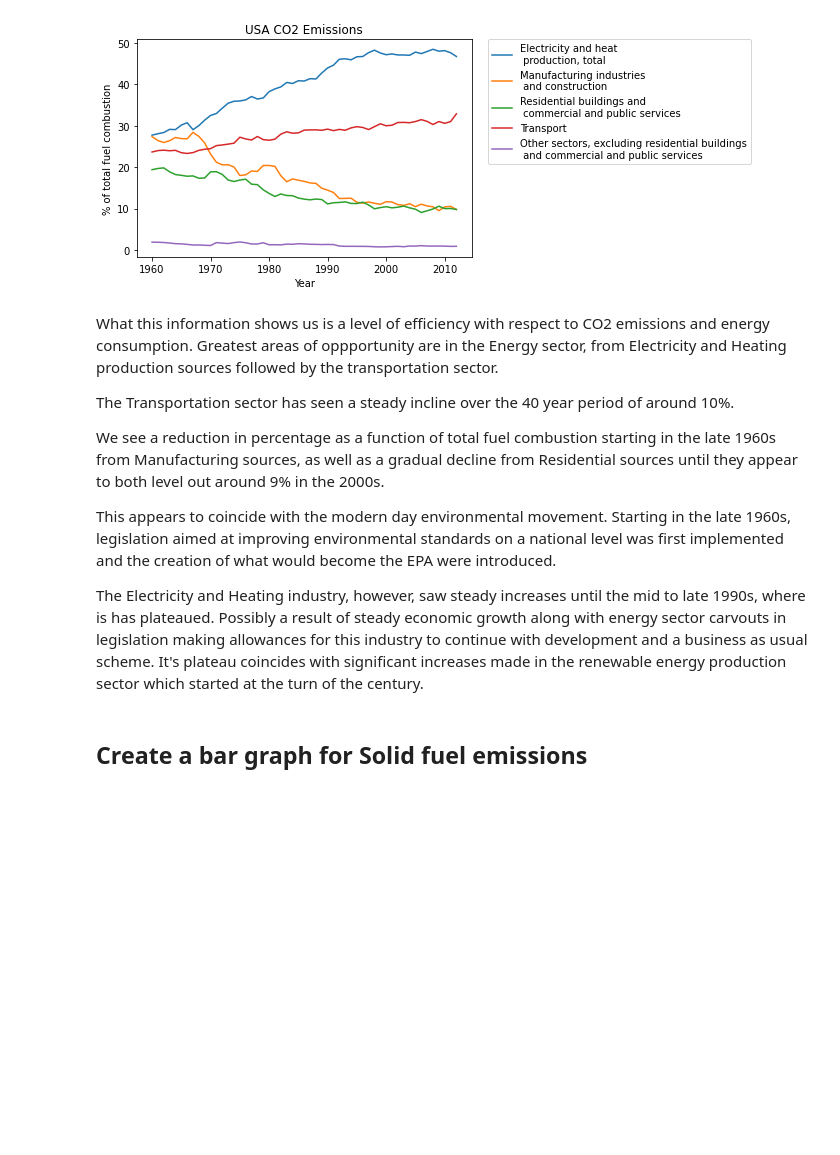
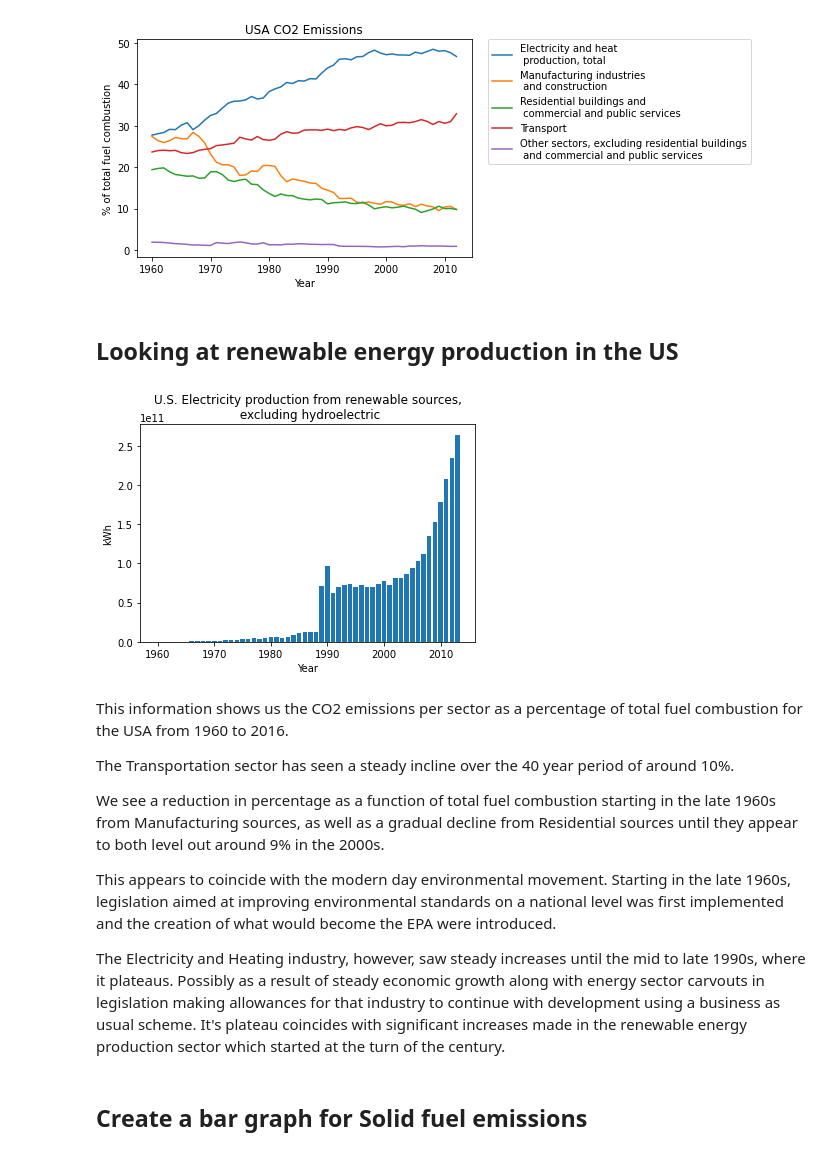
Before and after one commit to NickShore111/DataSci-Demo, a Jupyter notebook: US_CO2_Emissions.ipynb, the cells around one changed output. Saved outputs shown, nothing was run; the diff lists cells and outputs as text; code cells hidden in the pictures; blank space fills up the shorter version.

```diff
--- a/US_CO2_Emissions.ipynb
+++ b/US_CO2_Emissions.ipynb
@@ -81,3 +81,8 @@ ax.legend(bbox_to_anchor=(1.05,1), loc='upper left', borderaxespad=0)
 # %% [output]
 <matplotlib.legend.Legend at 0x...>
 [figure]
+# %% [markdown]
+## Looking at renewable energy production in the US
+# %%
+# Create a mask of countries who have data on Renewable energy production
+renewable_energy_mask = data['IndicatorName'].str.contains('Electricity production from renewable sources, excluding hydroelectric')
@@ -84,7 +95,18 @@ ax.legend(bbox_to_anchor=(1.05,1), loc='upper left', borderaxespad=0)
+# %%
+usa_data = data['CountryCode'].str.contains('USA')
+stage = data[usa_data & renewable_energy_mask]
+# %%
+years = stage['Year'].values
+kWh = stage['Value'].values
+plt.xlabel('Year')
+plt.ylabel('kWh')
+plt.title('U.S. Electricity production from renewable sources,\n excluding hydroelectric')
+plt.bar(years, kWh)
+plt.show()
+# %% [output]
+[figure, added]
 # %% [markdown]
-What this information shows us is a level of efficiency with respect to CO2 emissions and energy consumption.
-Greatest areas of oppportunity are in the Energy sector, from Electricity and Heating production sources followed by
-the transportation sector.
+This information shows us the CO2 emissions per sector as a percentage of total fuel combustion for the USA from 1960 to 2016.
 
 The Transportation sector has seen a steady incline over the 40 year period of around 10%.
 
@@ -95,9 +117,9 @@ in the 2000s.
 This appears to coincide with the modern day environmental movement. Starting in the late 1960s, legislation aimed at improving
 environmental standards on a national level was first implemented and the creation of what would become the EPA were introduced.
 
-The Electricity and Heating industry, however, saw steady increases until the mid to late 1990s, where is has plateaued. Possibly
-a result of steady economic growth along with energy sector carvouts in legislation making allowances for this industry to continue
-with development and a business as usual scheme. It's plateau coincides with significant increases made in the renewable energy
+The Electricity and Heating industry, however, saw steady increases until the mid to late 1990s, where it plateaus. Possibly as
+a result of steady economic growth along with energy sector carvouts in legislation making allowances for that industry to continue
+with development using a business as usual scheme. It's plateau coincides with significant increases made in the renewable energy
 production sector which started at the turn of the century.
 # %% [markdown]
 ## Create a bar graph for Solid fuel emissions
```
Also changed, not shown: parts of 2 cells of this notebook, 1 other file.
